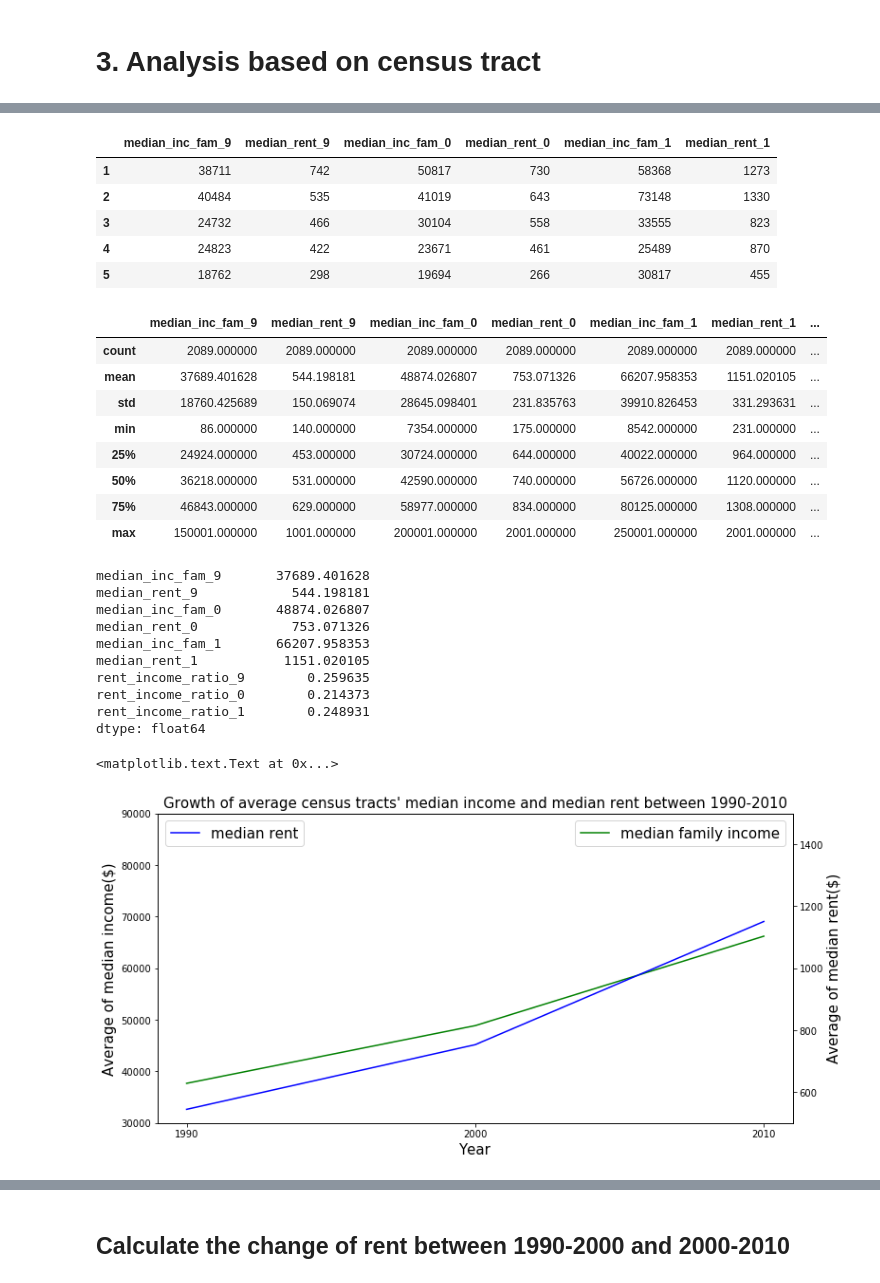
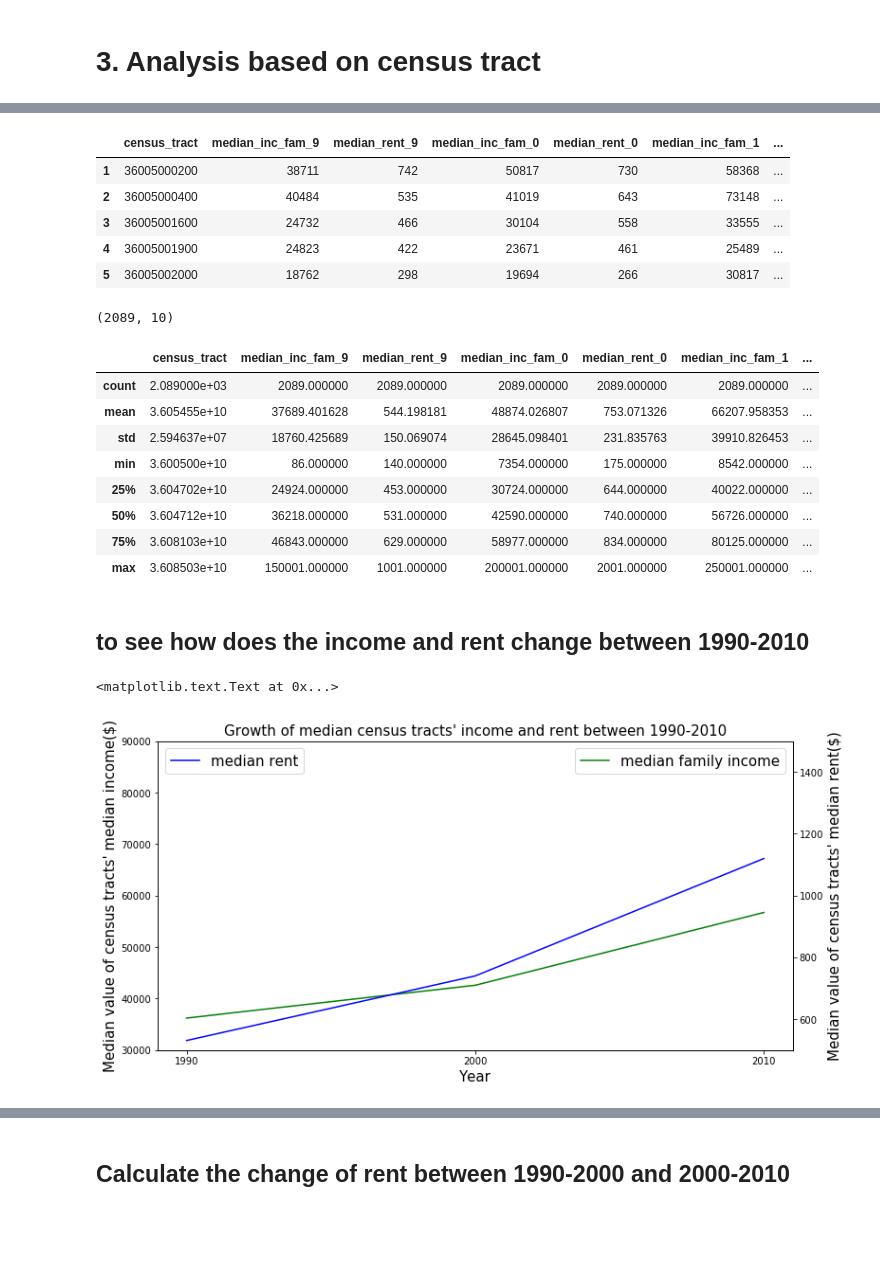
Before and after one commit to picniclin/NYC_yl5240, a Jupyter notebook: NYC_housing_and_income.ipynb, the cells around one changed output, grey strips where cells are left out. Cells and saved outputs as stored; diff of their text form; code cells hidden in the pictures; blank space fills up the shorter version.

```diff
--- a/NYC_housing_and_income.ipynb
+++ b/NYC_housing_and_income.ipynb
@@ -379,4 +454,4 @@ The variables we need are median family income, median rent, families with diffe
 # %%
-df_1 = df.loc[:,df.columns[(df.columns.str.startswith('median_inc_fam'))|\
-                                (df.columns.str.startswith('median_rent')) |\
-                                (df.columns.str.startswith('fam_inc_'))]]
+df2 = df.loc[:,df.columns[(df.columns == 'census_tract') |\
+                          (df.columns.str.startswith('median_inc_fam'))|\
+                          (df.columns.str.startswith('median_rent')) ]]
@@ -404,63 +458,52 @@ Index(['median_inc_fam_9', 'fam_inc_109', 'fam_inc_159', 'fam_inc_209',
-# %%
-df2 = df.loc[:,df.columns[(df.columns.str.startswith('median_inc_fam'))|\
-                                (df.columns.str.startswith('median_rent')) ]]
 # %%
 df2.head()
 # %% [output]
-|  | median_inc_fam_9 | median_rent_9 | median_inc_fam_0 | median_rent_0 | median_inc_fam_1 | median_rent_1 |
-| 1 | 38711 | 742 | 50817 | 730 | 58368 | 1273 |
-| 2 | 40484 | 535 | 41019 | 643 | 73148 | 1330 |
-| 3 | 24732 | 466 | 30104 | 558 | 33555 | 823 |
-| 4 | 24823 | 422 | 23671 | 461 | 25489 | 870 |
-| 5 | 18762 | 298 | 19694 | 266 | 30817 | 455 |
+|  | census_tract | median_inc_fam_9 | median_rent_9 | median_inc_fam_0 | median_rent_0 | median_inc_fam_1 | ... |
+| 1 | 36005000200 | 38711 | 742 | 50817 | 730 | 58368 | ... |
+| 2 | 36005000400 | 40484 | 535 | 41019 | 643 | 73148 | ... |
+| 3 | 36005001600 | 24732 | 466 | 30104 | 558 | 33555 | ... |
+| 4 | 36005001900 | 24823 | 422 | 23671 | 461 | 25489 | ... |
+| 5 | 36005002000 | 18762 | 298 | 19694 | 266 | 30817 | ... |
 # %%
 df2['rent_income_ratio_9'] = df2['median_rent_9'] * 12/df2['median_inc_fam_9']
 df2['rent_income_ratio_0'] = df2['median_rent_0'] * 12/df2['median_inc_fam_0']
 df2['rent_income_ratio_1'] = df2['median_rent_1'] * 12/df2['median_inc_fam_1']
+df2.shape
+# %% [output]
+(2089, 10)
 # %%
 df2.describe()
 # %% [output]
-|  | median_inc_fam_9 | median_rent_9 | median_inc_fam_0 | median_rent_0 | median_inc_fam_1 | median_rent_1 | ... |
-| count | 2089.000000 | 2089.000000 | 2089.000000 | 2089.000000 | 2089.000000 | 2089.000000 | ... |
-| mean | 37689.401628 | 544.198181 | 48874.026807 | 753.071326 | 66207.958353 | 1151.020105 | ... |
-| std | 18760.425689 | 150.069074 | 28645.098401 | 231.835763 | 39910.826453 | 331.293631 | ... |
-| min | 86.000000 | 140.000000 | 7354.000000 | 175.000000 | 8542.000000 | 231.000000 | ... |
-| 25% | 24924.000000 | 453.000000 | 30724.000000 | 644.000000 | 40022.000000 | 964.000000 | ... |
-| 50% | 36218.000000 | 531.000000 | 42590.000000 | 740.000000 | 56726.000000 | 1120.000000 | ... |
-| 75% | 46843.000000 | 629.000000 | 58977.000000 | 834.000000 | 80125.000000 | 1308.000000 | ... |
-| max | 150001.000000 | 1001.000000 | 200001.000000 | 2001.000000 | 250001.000000 | 2001.000000 | ... |
+|  | census_tract | median_inc_fam_9 | median_rent_9 | median_inc_fam_0 | median_rent_0 | median_inc_fam_1 | ... |
+| count | 2.089000e+03 | 2089.000000 | 2089.000000 | 2089.000000 | 2089.000000 | 2089.000000 | ... |
+| mean | 3.605455e+10 | 37689.401628 | 544.198181 | 48874.026807 | 753.071326 | 66207.958353 | ... |
+| std | 2.594637e+07 | 18760.425689 | 150.069074 | 28645.098401 | 231.835763 | 39910.826453 | ... |
+| min | 3.600500e+10 | 86.000000 | 140.000000 | 7354.000000 | 175.000000 | 8542.000000 | ... |
+| 25% | 3.604702e+10 | 24924.000000 | 453.000000 | 30724.000000 | 644.000000 | 40022.000000 | ... |
+| 50% | 3.604712e+10 | 36218.000000 | 531.000000 | 42590.000000 | 740.000000 | 56726.000000 | ... |
+| 75% | 3.608103e+10 | 46843.000000 | 629.000000 | 58977.000000 | 834.000000 | 80125.000000 | ... |
+| max | 3.608503e+10 | 150001.000000 | 1001.000000 | 200001.000000 | 2001.000000 | 250001.000000 | ... |
-# %%
-df2.mean()
-# %% [output]
-median_inc_fam_9       37689.401628
-median_rent_9            544.198181
-median_inc_fam_0       48874.026807
-median_rent_0            753.071326
-median_inc_fam_1       66207.958353
-median_rent_1           1151.020105
-rent_income_ratio_9        0.259635
-rent_income_ratio_0        0.214373
-rent_income_ratio_1        0.248931
-dtype: float64
+# %% [markdown]
+## to see how does the income and rent change between 1990-2010
 # %%
-
+## select the median value of 2089 census tract
 fig, ax1 = plt.subplots(figsize = (12, 6))
 ax2 = ax1.twinx()
-ax1.plot(np.arange(3), df2.mean().iloc[[0,2,4]], c = 'g', label = 'median family income')
-ax2.plot(np.arange(3), df2.mean().iloc[[1,3,5]], c = 'b', label = 'median rent')
+ax1.plot(np.arange(3), df2.median().iloc[[1,3,5]], c = 'g', label = 'median family income')
+ax2.plot(np.arange(3), df2.median().iloc[[2,4,6]], c = 'b', label = 'median rent')
 ax1.legend(loc = 'upper right', fontsize = 15)
 ax2.legend(loc = 'upper left', fontsize = 15)
 
 ax1.set_xlabel('Year', fontsize = 15)
-ax1.set_ylabel('Average of median income($)', fontsize = 15)
+ax1.set_ylabel("Median value of census tracts' median income($)", fontsize = 15)
 ax1.set_ylim((30000,90000))
 
-ax2.set_ylabel('Average of median rent($)', fontsize = 15)
+ax2.set_ylabel("Median value of census tracts' median rent($)", fontsize = 15)
 ax2.set_ylim((500, 1500))
 
 plt.xticks(np.arange(3), ('1990','2000','2010'))
-plt.title("Growth of average census tracts' median income and median rent between 1990-2010", fontsize = 15)
+plt.title("Growth of median census tracts' income and rent between 1990-2010", fontsize = 15)
 # %% [output]
 <matplotlib.text.Text at 0x...>
-[figure, old version]
+[figure, new version]
 # %%
```
Also changed, not shown: parts of 87 cells of this notebook.
